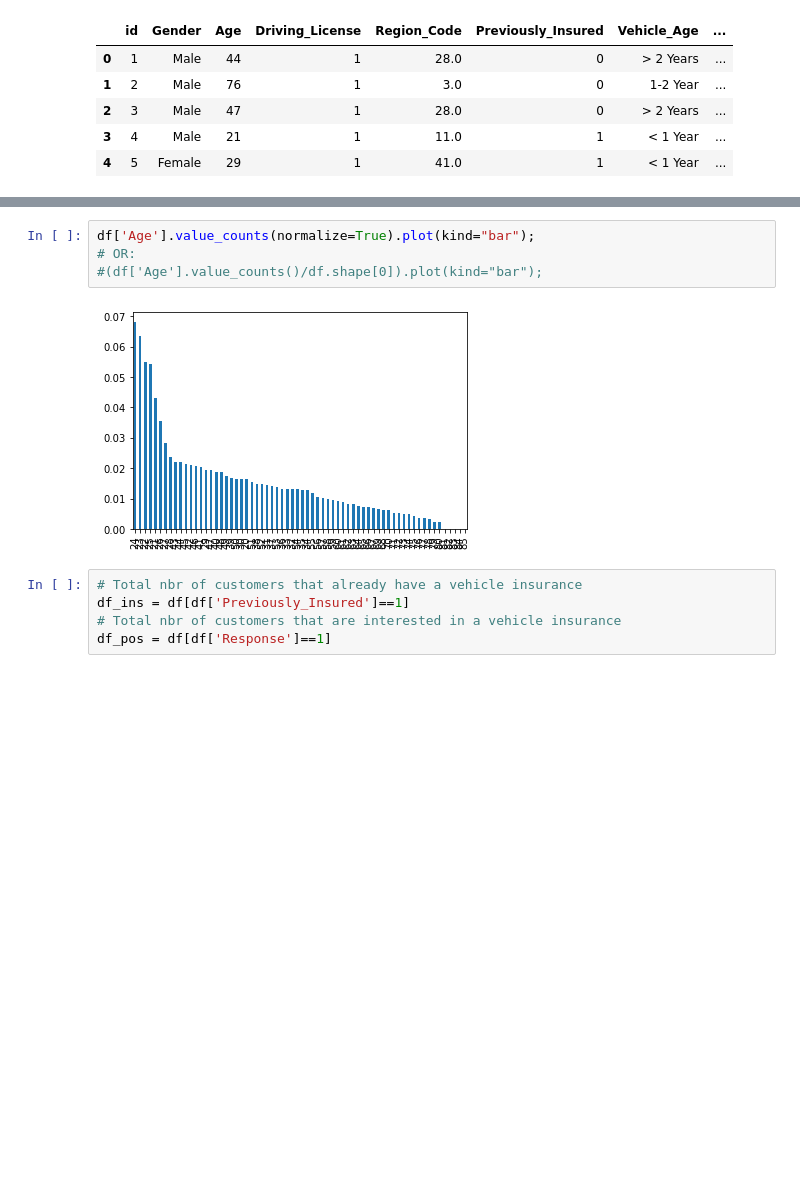
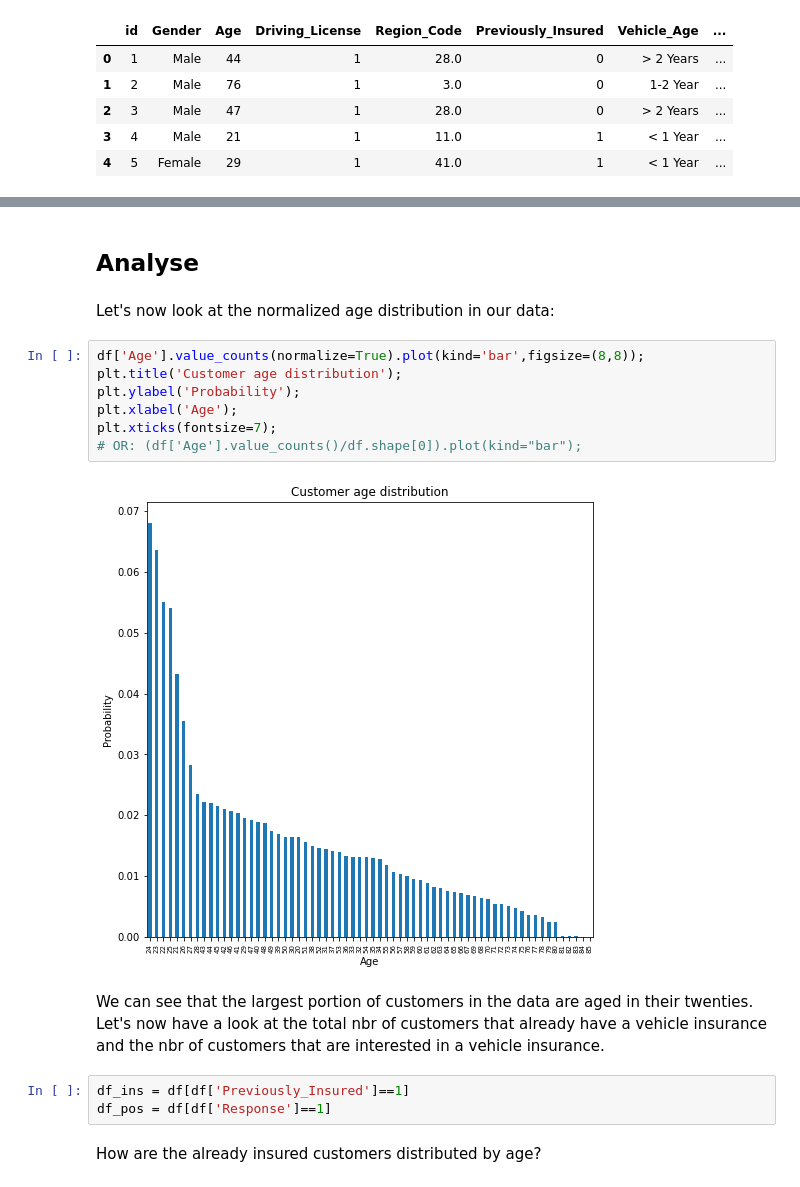
Before and after one commit to asyntychaki/Health-Insurance-Cross-Sell, a Jupyter notebook: 1-Age-Insurance.ipynb, the cells around one changed output, grey strips where cells are left out. Saved outputs shown, nothing was run; the diff lists cells and outputs as text; blank space fills up the shorter version.

```diff
--- a/1-Age-Insurance.ipynb
+++ b/1-Age-Insurance.ipynb
@@ -33,12 +73,21 @@ Name: Age, dtype: float64
+# %% [markdown]
+## Analyse
+# %% [markdown]
+Let's now look at the normalized age distribution in our data:
 # %%
-df['Age'].value_counts(normalize=True).plot(kind="bar");
-# OR:
-#(df['Age'].value_counts()/df.shape[0]).plot(kind="bar");
+df['Age'].value_counts(normalize=True).plot(kind='bar',figsize=(8,8));
+plt.title('Customer age distribution');
+plt.ylabel('Probability');
+plt.xlabel('Age');
+plt.xticks(fontsize=7);
+# OR: (df['Age'].value_counts()/df.shape[0]).plot(kind="bar");
 # %% [output]
-[figure, old version]
+[figure, new version]
-# %%
-# Total nbr of customers that already have a vehicle insurance
-df_ins = df[df['Previously_Insured']==1]
-# Total nbr of customers that are interested in a vehicle insurance
-df_pos = df[df['Response']==1]
+# %% [markdown]
+We can see that the largest portion of customers in the data are aged in their twenties. Let's now have a look at the total nbr of customers that already have a vehicle insurance and the nbr of customers that are interested in a vehicle insurance.
+# %%
+df_ins = df[df['Previously_Insured']==1]
+df_pos = df[df['Response']==1]
+# %% [markdown]
+How are the already insured customers distributed by age?
 # %%
```
Also changed, not shown: parts of 19 cells of this notebook, 3 other files.
